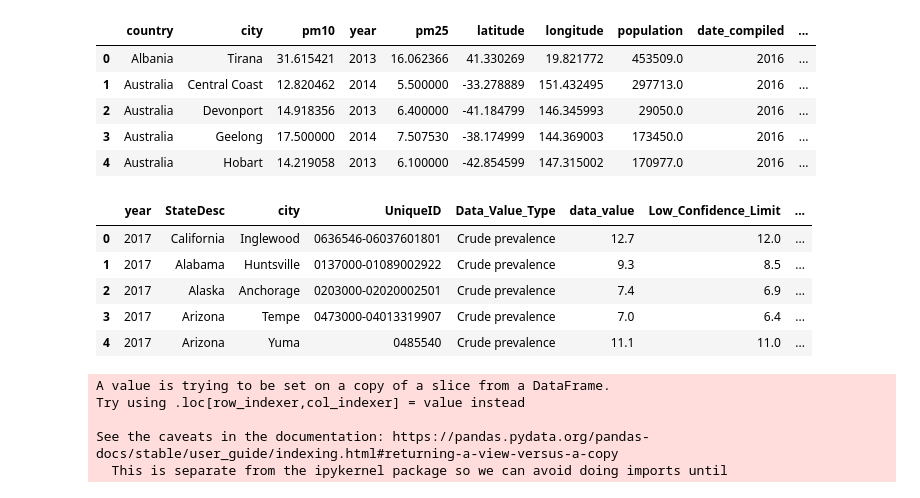
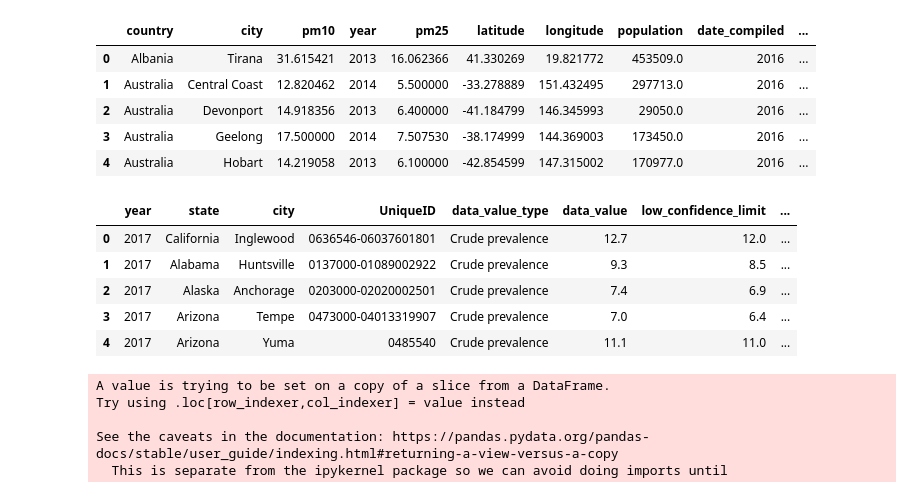
Before and after one commit to kmaluccio/group_7_project, a Jupyter notebook: clean_data_for_sql.ipynb, the cells around one changed output. Cells and saved outputs as stored; diff of their text form; code cells hidden in the pictures.

```diff
--- a/clean_data_for_sql.ipynb
+++ b/clean_data_for_sql.ipynb
@@ -34,11 +36,11 @@ air_data_df.head()
 # %%
 # recreate diabetes dataframe with necessary columns
 diabetes_data_df = diabetes_data_df[['Year','StateDesc','CityName','UniqueID','Data_Value_Type','Data_Value','Low_Confidence_Limit','High_Confidence_Limit','PopulationCount','GeoLocation']]
 # rename columns we will use in database so that they are all lowercase to run SQL code
-diabetes_data_df.rename(columns={"CityName":"city", "Year":"year","Data_Value":"data_value","PopulationCount":"population_count"}, inplace=True)
+diabetes_data_df.rename(columns={"CityName":"city", "Year":"year","StateDesc":"state","Data_Value_Type":"data_value_type","Data_Value":"data_value","Low_Confidence_Limit":"low_confidence_limit","High_Confidence_Limit":"high_confidence_limit","PopulationCount":"population_count"}, inplace=True)
 diabetes_data_df.head()
 # %% [output]
-|  | year | StateDesc | city | UniqueID | Data_Value_Type | data_value | Low_Confidence_Limit | ... |
+|  | year | state | city | UniqueID | data_value_type | data_value | low_confidence_limit | ... |
 | 0 | 2017 | California | Inglewood | 0636546-06037601801 | Crude prevalence | 12.7 | 12.0 | ... |
 | 1 | 2017 | Alabama | Huntsville | 0137000-01089002922 | Crude prevalence | 9.3 | 8.5 | ... |
 | 2 | 2017 | Alaska | Anchorage | 0203000-02020002501 | Crude prevalence | 7.4 | 6.9 | ... |
```
Also changed, not shown: parts of 4 cells of this notebook, 2 other files.
